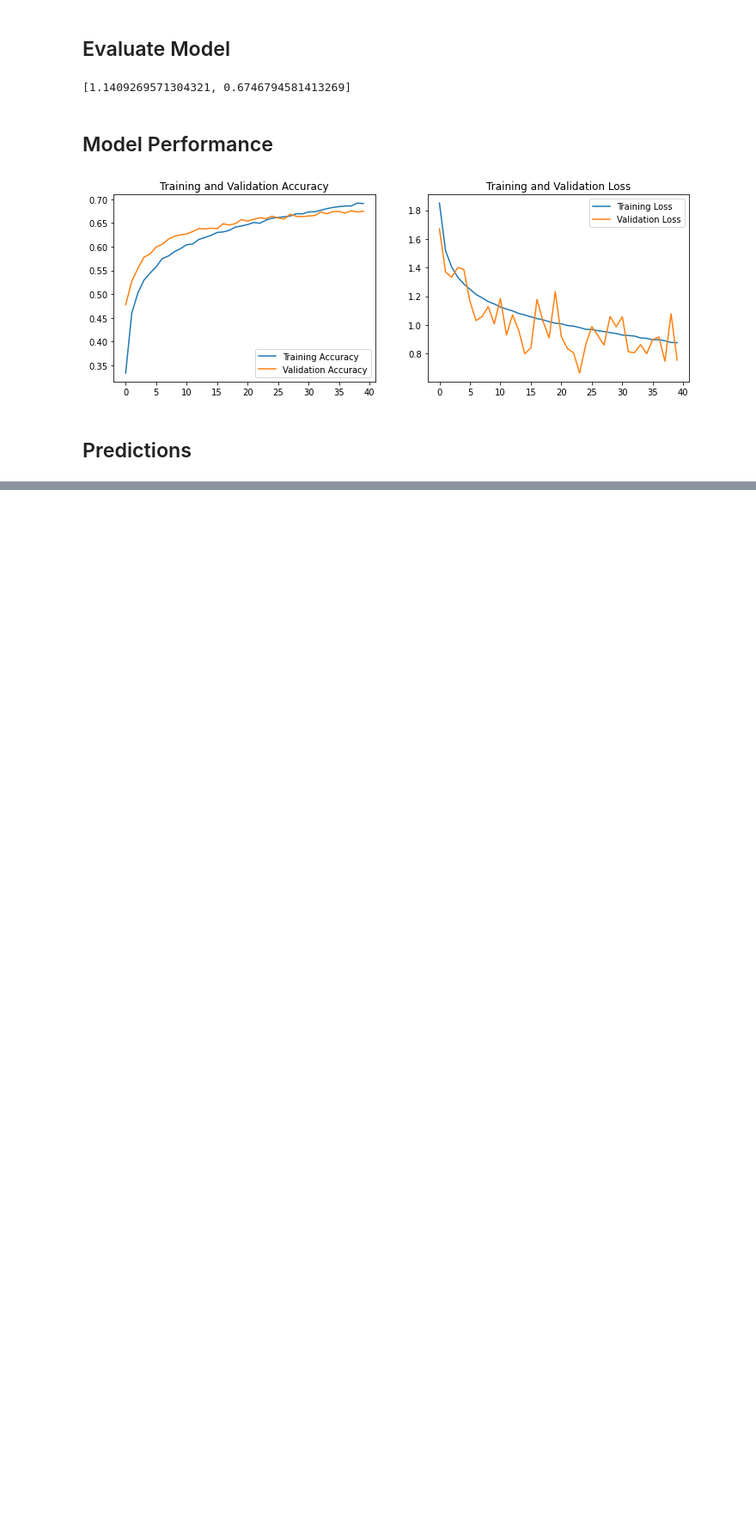
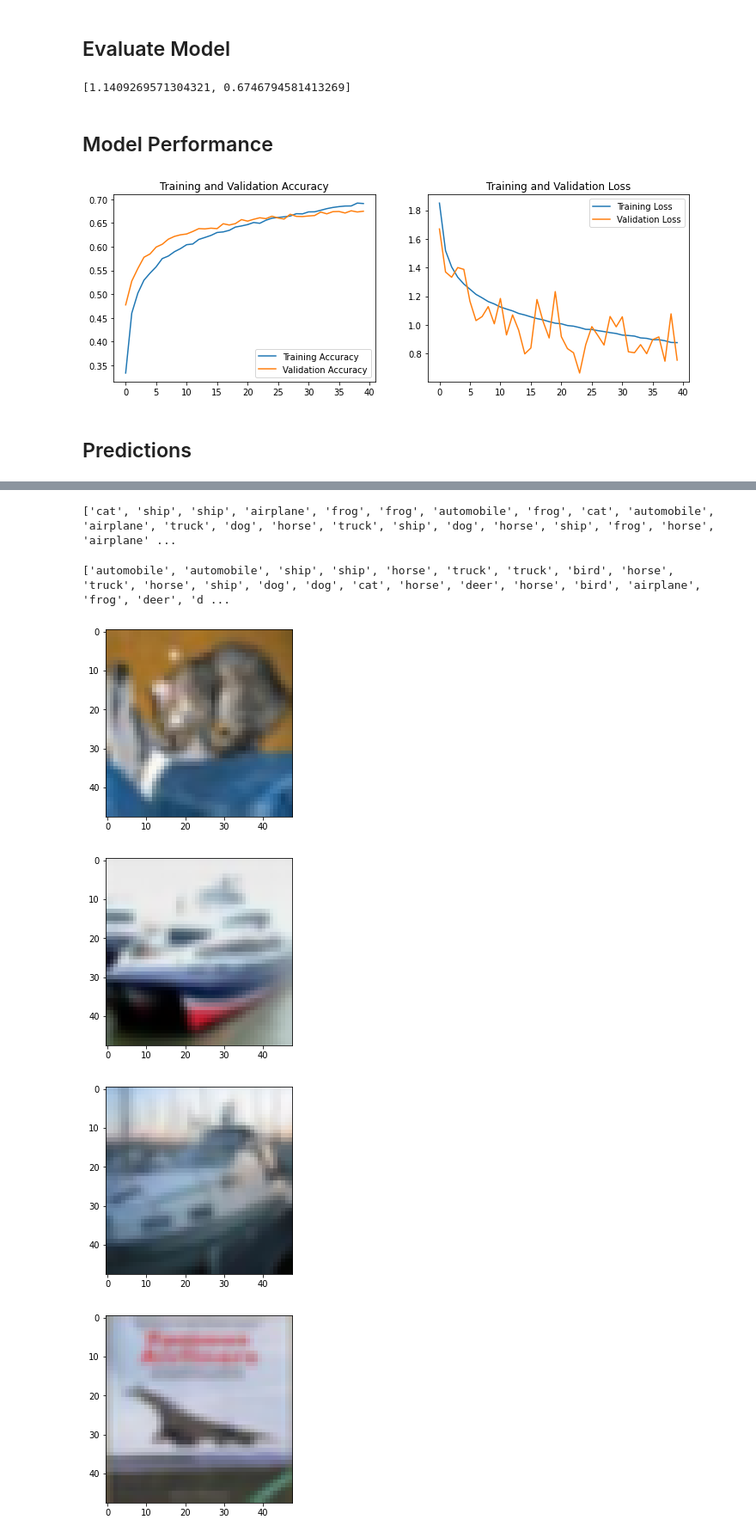
Before and after one commit to swastipriya/Deep-Learning, a Jupyter notebook: Transfer Learning.ipynb, the cells around one changed output, grey strips where cells are left out. Shown: that part at 86% size. Drawn from its saved outputs; the diff is of its cells as text; code cells hidden in the pictures; blank space fills up the shorter version.

```diff
--- a/Transfer Learning.ipynb
+++ b/Transfer Learning.ipynb
@@ -258,11 +260,29 @@ prediction=model.predict_generator(test_generator,
 test_class_indices=np.argmax(y_test,axis=1)
 labels = label_dict
 test_labels = [labels[k] for k in test_class_indices]
+# %%
+print(test_labels)
+# %% [output]
+['cat', 'ship', 'ship', 'airplane', 'frog', 'frog', 'automobile', 'frog', 'cat', 'automobile', 'airplane', 'truck', 'dog', 'horse', 'truck', 'ship', 'dog', 'horse', 'ship', 'frog', 'horse', 'airplane' ...
 # %%
 predicted_class_indices=np.argmax(prediction,axis=1)
 labels = label_dict
 predictions = [labels[k] for k in predicted_class_indices]
+# %%
+print(predictions)
+# %% [output]
+['automobile', 'automobile', 'ship', 'ship', 'horse', 'truck', 'truck', 'bird', 'horse', 'truck', 'horse', 'ship', 'dog', 'dog', 'cat', 'horse', 'deer', 'horse', 'bird', 'airplane', 'frog', 'deer', 'd ...
 # %%
 results=pd.DataFrame({"Test Labels":test_labels,
                       "Predictions":predictions})
 results.to_csv("results_with_augmentation.csv",index=False)
+# %%
+for img in range(5):
+  img_resized = resize(x_test[img],(48, 48),3)
+  plt.imshow(img_resized)
+  plt.show()
+# %% [output]
+[figure, added]
+[figure, added]
+[figure, added]
+[figure, added]
```
Also changed, not shown: parts of 3 cells of this notebook.
